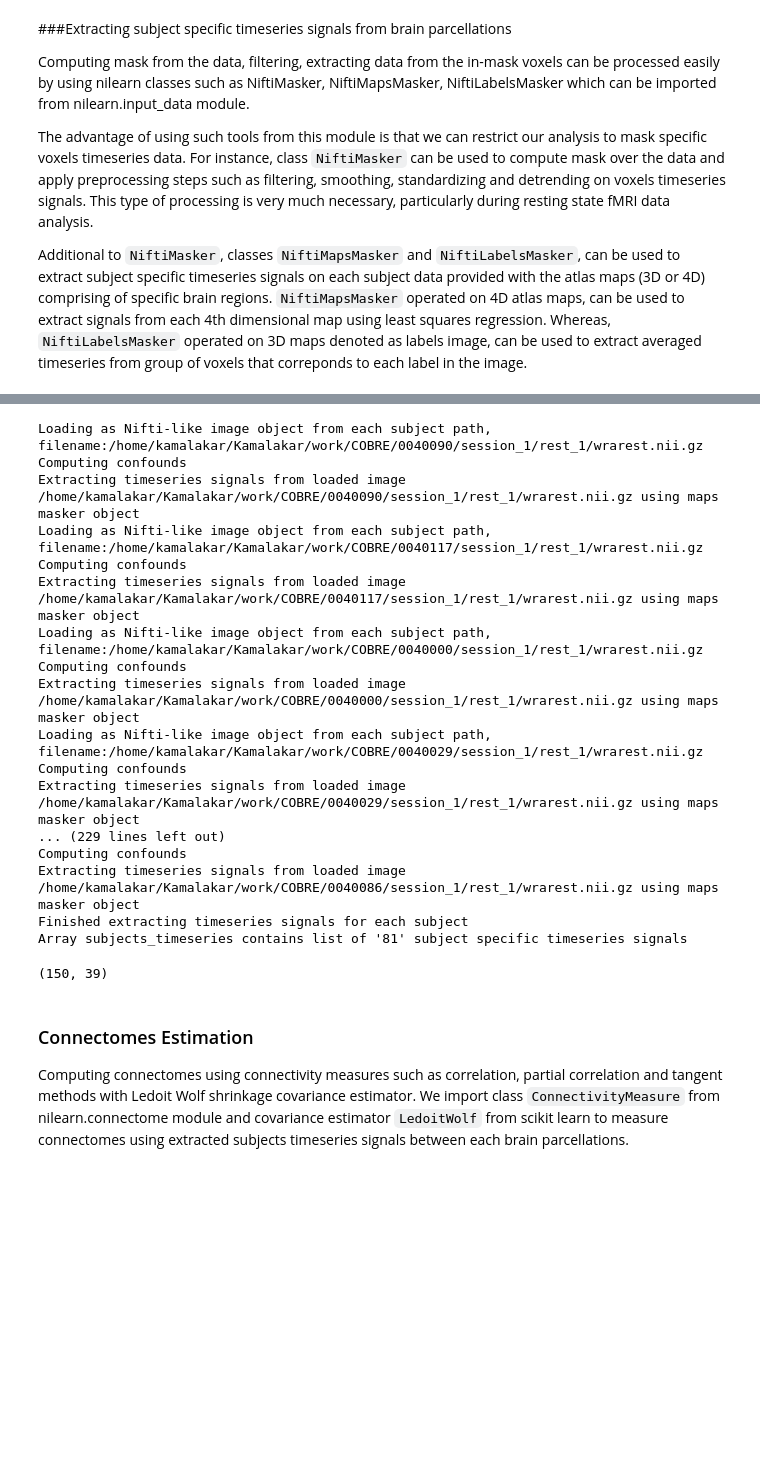
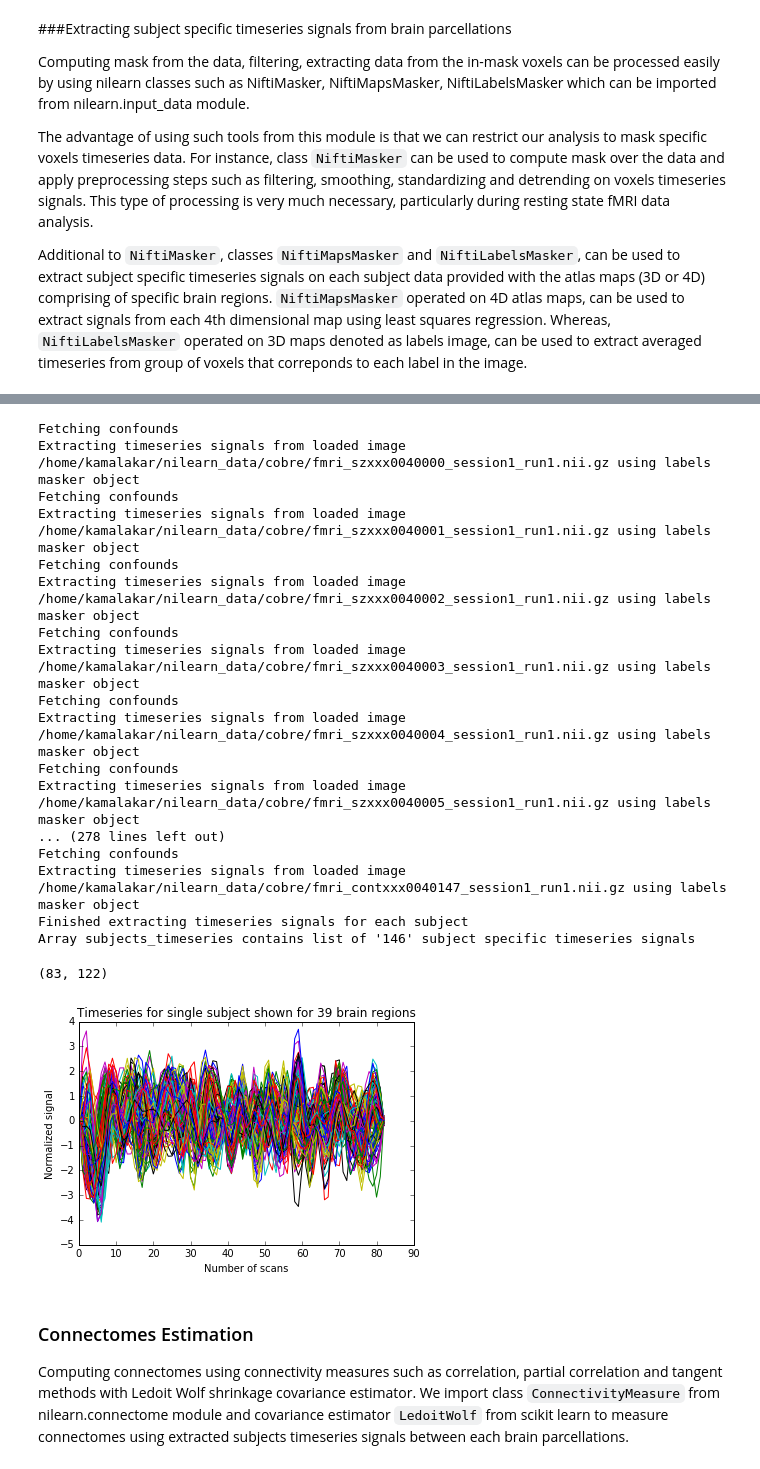
Before and after one commit to KamalakerDadi/Tutorial, a Jupyter notebook: brainhack_mltutorial.ipynb, the cells around one changed output, grey strips where cells are left out. Cells and saved outputs as stored; diff of their text form; code cells hidden in the pictures; blank space fills up the shorter version.

```diff
--- a/brainhack_mltutorial.ipynb
+++ b/brainhack_mltutorial.ipynb
@@ -78,18 +78,16 @@ The advantage of using such tools from this module is that we can restrict our a
 
 Additional to `NiftiMasker`, classes `NiftiMapsMasker` and `NiftiLabelsMasker`, can be used to extract subject specific timeseries signals on each subject data provided with the atlas maps (3D or 4D) comprising of specific brain regions. `NiftiMapsMasker` operated on 4D atlas maps, can be used to extract signals from each 4th dimensional map using least squares regression. Whereas, `NiftiLabelsMasker` operated on 3D maps denoted as labels image, can be used to extract averaged timeseries from group of voxels that correponds to each label in the image.
 # %%
-# Import and initialize `NiftiMapsMasker` object and call `fit_transform` to
+# Import and initialize `NiftiLabelsMasker` object and call `fit_transform` to
 # extract timeseries signals from provided MSDL functional atlas.
-from nilearn.input_data import NiftiMapsMasker
-from nilearn.image import high_variance_confounds
-from nilearn._utils import check_niimg
+from nilearn.input_data import NiftiLabelsMasker
 
 # The parameters used are maps_img as parcellations, resampling to maps image,
 # smoothing of 6mm, detrending, standardizing and filtering (TR in sec). These later
 # parameters are applied automatically when extracting timeseries data.
-maps_masker = NiftiMapsMasker(maps_img=networks_122, resampling_target='maps',
-                              smoothing_fwhm=6, standardize=True, detrend=True,
-                              t_r=2.5, low_pass=0.1, high_pass=0.01)
+labels_masker = NiftiLabelsMasker(labels_img=networks_122, resampling_target='labels',
+                                  smoothing_fwhm=6, standardize=True, detrend=True,
+                                  t_r=2.5, low_pass=0.1, high_pass=0.01)
 
-print maps_masker # to see the initialization of the parameters.
+print(labels_masker) # to see the initialization of the parameters.
 # %% [output]
@@ -102,51 +99,59 @@ NiftiMapsMasker(allow_overlap=True, detrend=True, high_pass=0.01,
 # %%
-# We loop over all the functional datasets to compute confounds for each subject
+# scipy module to load confounds stored in mat files
+from scipy.io import loadmat
+
+# We loop over all the functional datasets to fetch confounds for each subject
 # data and simultaneously used with other preprocessing parameters to clean
 # timeseries signals data.
 subjects_timeseries = []
-for each_dataset in functional_datasets:
-    print "Loading as Nifti-like image object from each subject path, filename:%s" % each_dataset
-    subject_img = check_niimg(each_dataset) # Converting filename to Nifti like image data
-    print "Computing confounds"
-    confound = high_variance_confounds(subject_img, n_confounds=3)
-    print "Extracting timeseries signals from loaded image %s using maps masker object" % each_dataset
-    signals = maps_masker.fit_transform(subject_img, confounds=confound)
+for index in range(len(functional_datasets)):
+    each_dataset = functional_datasets[index]
+    #print("Loading as Nifti-like image object from each subject path, filename:%s" % each_dataset)
+    each_mat = mat_files[index]
+    #print("Loading matlab files of each subject %s" % each_mat)
+    mat_load = loadmat(each_mat)
+    print("Fetching confounds")
+    confounds_eachsubject = mat_load['confounds']
+    print("Extracting timeseries signals from loaded image %s using labels masker object" % each_dataset)
+    signals = labels_masker.fit_transform(each_dataset,
+                                          confounds=confounds_eachsubject)
     subjects_timeseries.append(signals)
 
-print  "Finished extracting timeseries signals for each subject"
-print "Array subjects_timeseries contains list of '%d' subject specific timeseries signals" % len(subjects_timeseries)
+print("Finished extracting timeseries signals for each subject")
+print("Array subjects_timeseries contains list of '%d' subject specific timeseries signals" % len(subjects_timeseries))
 # %% [output]
-Loading as Nifti-like image object from each subject path, filename:/home/kamalakar/Kamalakar/work/COBRE/0040090/session_1/rest_1/wrarest.nii.gz
-Computing confounds
-Extracting timeseries signals from loaded image /home/kamalakar/Kamalakar/work/COBRE/0040090/session_1/rest_1/wrarest.nii.gz using maps masker object
-Loading as Nifti-like image object from each subject path, filename:/home/kamalakar/Kamalakar/work/COBRE/0040117/session_1/rest_1/wrarest.nii.gz
-Computing confounds
-Extracting timeseries signals from loaded image /home/kamalakar/Kamalakar/work/COBRE/0040117/session_1/rest_1/wrarest.nii.gz using maps masker object
-Loading as Nifti-like image object from each subject path, filename:/home/kamalakar/Kamalakar/work/COBRE/0040000/session_1/rest_1/wrarest.nii.gz
-Computing confounds
-Extracting timeseries signals from loaded image /home/kamalakar/Kamalakar/work/COBRE/0040000/session_1/rest_1/wrarest.nii.gz using maps masker object
-Loading as Nifti-like image object from each subject path, filename:/home/kamalakar/Kamalakar/work/COBRE/0040029/session_1/rest_1/wrarest.nii.gz
-Computing confounds
-Extracting timeseries signals from loaded image /home/kamalakar/Kamalakar/work/COBRE/0040029/session_1/rest_1/wrarest.nii.gz using maps masker object
-... (229 lines left out)
-Computing confounds
-Extracting timeseries signals from loaded image /home/kamalakar/Kamalakar/work/COBRE/0040086/session_1/rest_1/wrarest.nii.gz using maps masker object
+Fetching confounds
+Extracting timeseries signals from loaded image /home/kamalakar/nilearn_data/cobre/fmri_szxxx0040000_session1_run1.nii.gz using labels masker object
+Fetching confounds
+Extracting timeseries signals from loaded image /home/kamalakar/nilearn_data/cobre/fmri_szxxx0040001_session1_run1.nii.gz using labels masker object
+Fetching confounds
+Extracting timeseries signals from loaded image /home/kamalakar/nilearn_data/cobre/fmri_szxxx0040002_session1_run1.nii.gz using labels masker object
+Fetching confounds
+Extracting timeseries signals from loaded image /home/kamalakar/nilearn_data/cobre/fmri_szxxx0040003_session1_run1.nii.gz using labels masker object
+Fetching confounds
+Extracting timeseries signals from loaded image /home/kamalakar/nilearn_data/cobre/fmri_szxxx0040004_session1_run1.nii.gz using labels masker object
+Fetching confounds
+Extracting timeseries signals from loaded image /home/kamalakar/nilearn_data/cobre/fmri_szxxx0040005_session1_run1.nii.gz using labels masker object
+... (278 lines left out)
+Fetching confounds
+Extracting timeseries signals from loaded image /home/kamalakar/nilearn_data/cobre/fmri_contxxx0040147_session1_run1.nii.gz using labels masker object
 Finished extracting timeseries signals for each subject
-Array subjects_timeseries contains list of '81' subject specific timeseries signals
+Array subjects_timeseries contains list of '146' subject specific timeseries signals
 # %%
 # Visualizing extracted timeseries signals. We import matplotlib.pyplot
 import matplotlib.pyplot as plt
 
 # We show only for one subject
-timeseries = subjects_timeseries[0]
+timeseries = subjects_timeseries[2]
 print timeseries.shape # (number of scans/time points, number of brain regions/parcellations)
 plt.plot(timeseries)
 plt.title('Timeseries for single subject shown for 39 brain regions')
 plt.xlabel('Number of scans')
 plt.ylabel('Normalized signal')
 plt.show()
 # %% [output]
-(150, 39)
+(83, 122)
+[figure, added]
 # %% [markdown]
 ### Connectomes Estimation
 
```
Also changed, not shown: parts of 4 cells of this notebook.
